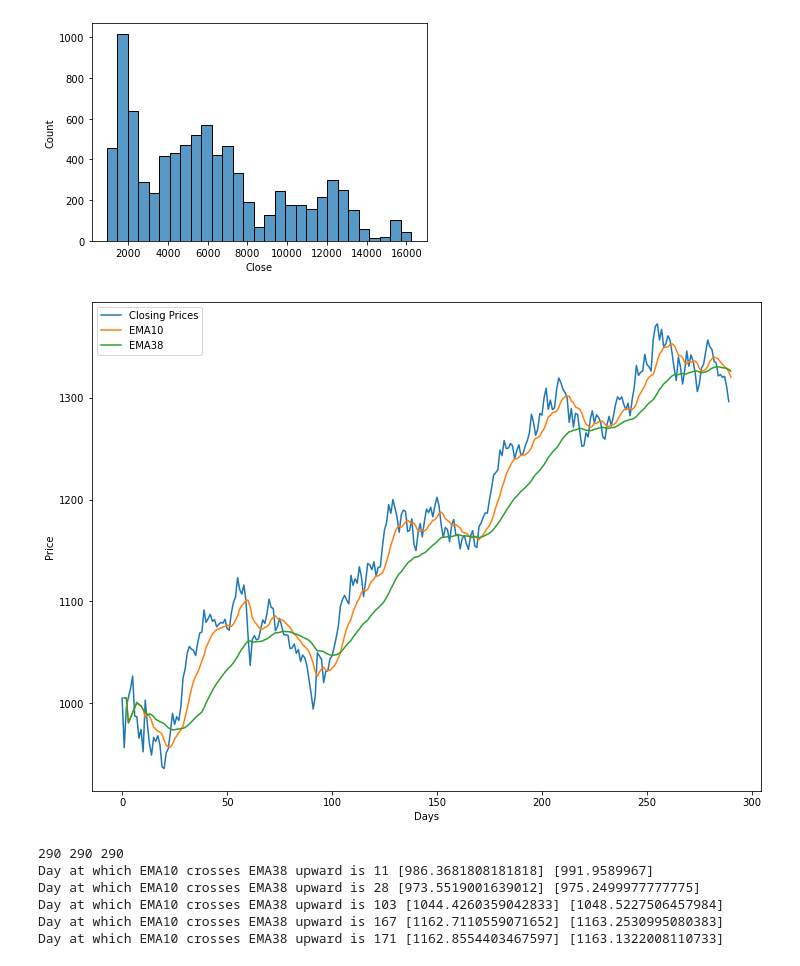
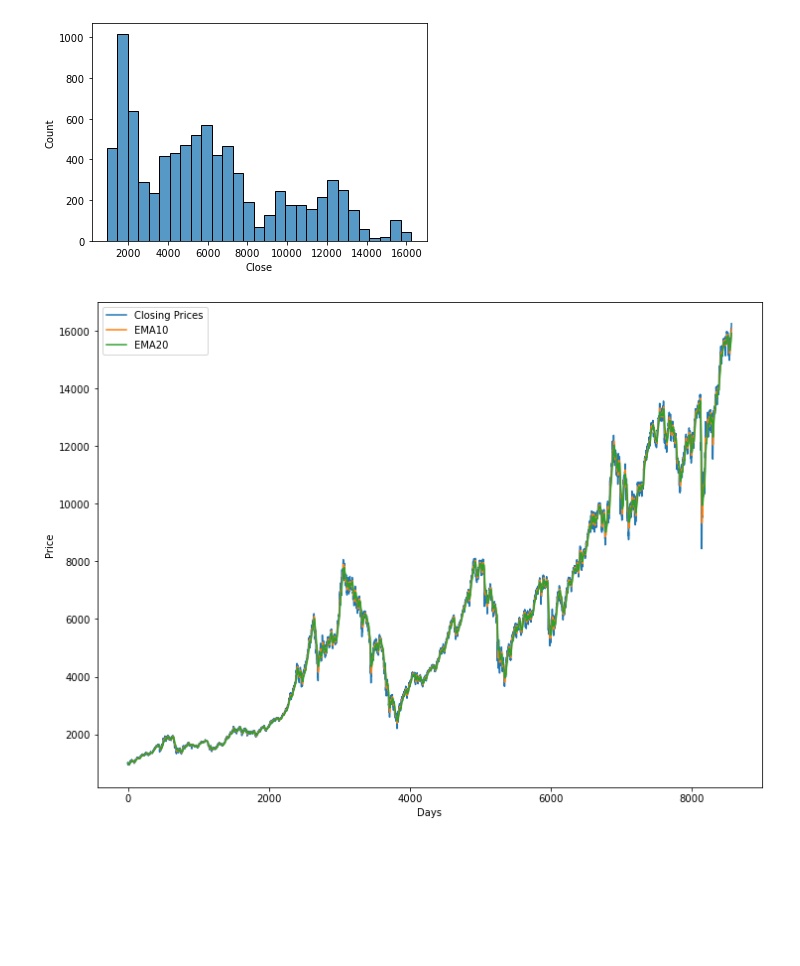
Before and after one commit to jburdano/stock-analysis, a Jupyter notebook: clean_data.ipynb, the cells around one changed output. Cells and saved outputs as stored; diff of their text form; code cells hidden in the pictures; blank space fills up the shorter version.

```diff
--- a/clean_data.ipynb
+++ b/clean_data.ipynb
@@ -61,13 +64,14 @@ sns.histplot(df["Close"]);
 # %% [output]
 [figure]
 # %%
-#df = df.dropna()
-df=df.loc[:300,:]
+#df=df.loc[:300,:]
+
 
 def calculate_ema(prices, days, smoothing=2):
     """
     Calculate EMA for given stock prices (list or df column)
     and given number of days (int), usually 10,20,38,50,100 or 200
+    Calculates SMA for first number of days of averaging
     Returns EMA for given period
     """
 
@@ -88,44 +92,30 @@ def calculate_ema(prices, days, smoothing=2):
 
         #symbol = 'MSFT'
         #df = web.DataReader(symbol, 'yahoo', '2015-01-01', '2016-01-01')
-# %%
-days=10
-ema = calculate_ema(prices=df['Close'], days=days)
-days2=38
-ema2 = calculate_ema(prices=df['Close'], days=days2)
-
-price_X = np.arange(df.shape[0])
-ema_X = np.arange(1, df.shape[0]+1)
-ema_X2 = np.arange(1, df.shape[0]+1)
-
-
-plt.subplots(figsize=[12,9])
-plt.xlabel('Days')
-plt.ylabel('Price')
-plt.plot(price_X, df['Close'], label='Closing Prices')
-plt.plot(ema_X, ema, label='EMA'+str(days))
-plt.plot(ema_X2, ema2, label='EMA'+str(days2))
-plt.legend()
-plt.show()
-# %% [output]
-[figure, old version]
 # %%
 #Ziel:
 # Herausfinden, wie gut EMA Schnittpunkt dient, größere Rallyes vorherzusagen (Einstiegszeitpunkt)
 #     + Grafik dazu für Fälle in denen EMA38 den EMA200 von unten nach oben schneidet:
 #             x: Tage nach Ereignis
 #             y: prozentuale Veränderung des Preises
-# %%
-#Retrieve day at which upward crossing occurs
-for i in range(1,len(ema)):
-    w = (ema[i]>ema2[i])+(ema[i-1]>ema2[i-1])
-    if (w==1)&(ema[i]>ema2[i]):
-        print("Day at which EMA10 crosses EMA38 upward is",i,ema[i-1:i],ema2[i-1:i])
-#--> Add column to df with 'upward crossing flag'
-# %% [output]
-290 290 290
-Day at which EMA10 crosses EMA38 upward is 11 [986.3681808181818] [991.9589967]
-Day at which EMA10 crosses EMA38 upward is 28 [973.5519001639012] [975.2499977777775]
-Day at which EMA10 crosses EMA38 upward is 103 [1044.4260359042833] [1048.5227506457984]
-Day at which EMA10 crosses EMA38 upward is 167 [1162.7110559071652] [1163.2530995080383]
-Day at which EMA10 crosses EMA38 upward is 171 [1162.8554403467597] [1163.1322008110733]
+# %%
+days=10
+ema = calculate_ema(prices=df['Close'], days=days)
+days2=20
+ema2 = calculate_ema(prices=df['Close'], days=days2)
+
+price_X = np.arange(df.shape[0])
+ema_X = np.arange(1, df.shape[0]+1)
+ema_X2 = np.arange(1, df.shape[0]+1)
+
+
+plt.subplots(figsize=[12,9])
+plt.xlabel('Days')
+plt.ylabel('Price')
+plt.plot(price_X, df['Close'], label='Closing Prices')
+plt.plot(ema_X, ema, label='EMA'+str(days))
+plt.plot(ema_X2, ema2, label='EMA'+str(days2))
+plt.legend()
+plt.show()
+# %% [output]
+[figure, new version]
```
Also changed, not shown: parts of 3 cells of this notebook.
